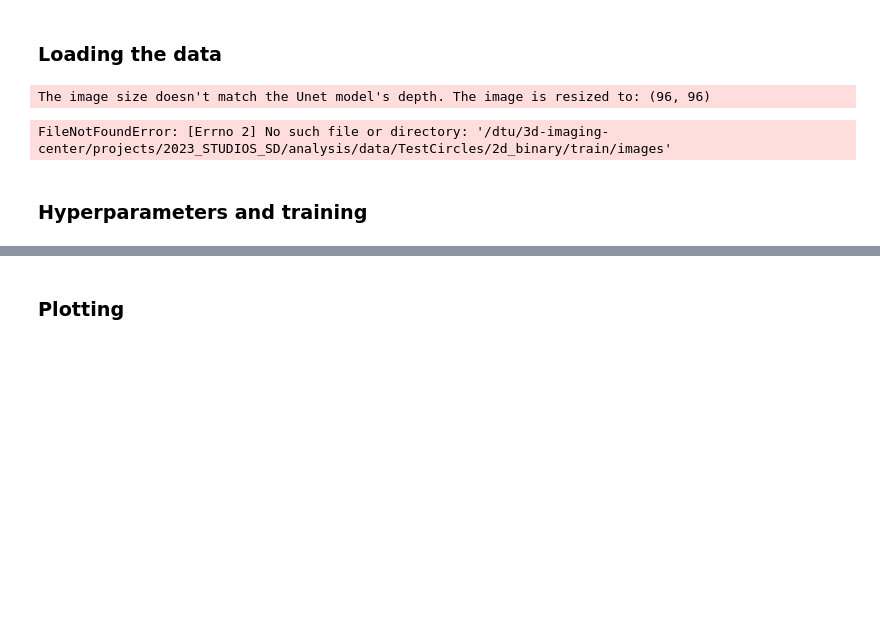
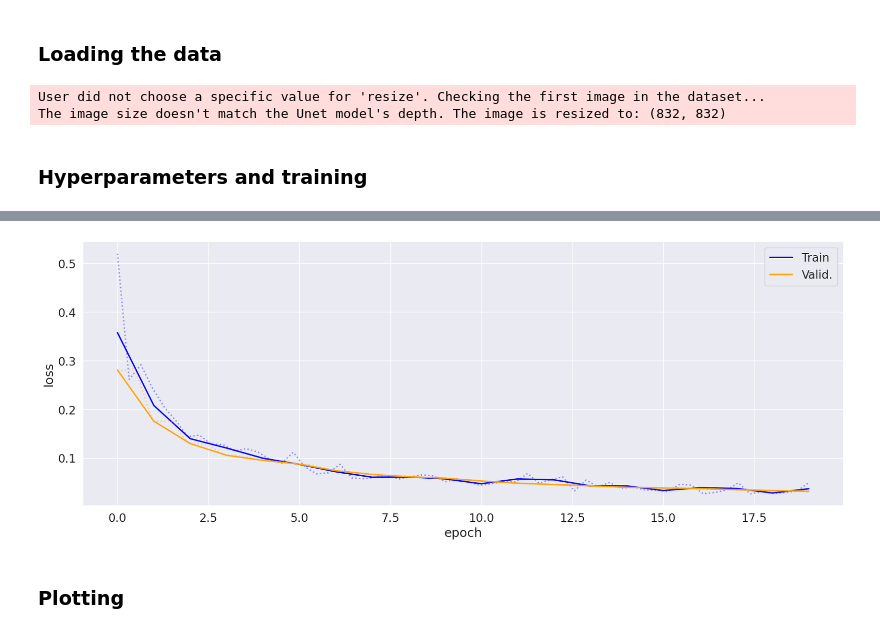
Before and after one commit to qim-center/qim3d, a Jupyter notebook: docs/notebooks/Unet_condensed.ipynb, the cells around one changed output, grey strips where cells are left out. Saved outputs shown, nothing was run; the diff lists cells and outputs as text; code cells hidden in the pictures; blank space fills up the shorter version.

Commit message:
Minor changes to docstrings & hyperparameters.

```diff
--- a/docs/notebooks/Unet_condensed.ipynb
+++ b/docs/notebooks/Unet_condensed.ipynb
@@ -24,7 +24,7 @@ def get_dataset_path(name: str, datasets):
 ### Datasets
 # %%
 datasets = ['belialev2020_side', 'gaudez2022_3d', 'guo2023_2d', 'stan2020_2d', 'reichardt2021_2d', 'testcircles_2dbinary']
-dataset = datasets[-1]
+dataset = datasets[3]
 root = get_dataset_path(dataset,datasets)
 
 # should not use gaudez2022: 3d image
@@ -35,7 +35,7 @@ root = get_dataset_path(dataset,datasets)
 # defining model
 my_model = qim3d.models.UNet(size = 'medium',kernel_size = 3)
 # defining augmentation
-my_aug = qim3d.utils.Augmentation(resize = 127, transform_train = 'moderate')
+my_aug = qim3d.utils.Augmentation(resize = None, transform_train = 'moderate')
 # %% [markdown]
 ### Loading the data
 # %%
@@ -46,8 +46,8 @@ qim3d.io.logger.level('info')
 train_set, val_set, test_set = qim3d.utils.prepare_datasets(path = root, val_fraction = 0.3, model = my_model , augmentation = my_aug)
 train_loader, val_loader, test_loader = qim3d.utils.prepare_dataloaders(train_set, val_set, test_set, batch_size = 8)
 # %% [output]
-The image size doesn't match the Unet model's depth. The image is resized to: (96, 96)
+User did not choose a specific value for 'resize'. Checking the first image in the dataset...
+The image size doesn't match the Unet model's depth. The image is resized to: (832, 832)
-FileNotFoundError: [Errno 2] No such file or directory: '/dtu/3d-imaging-center/projects/2023_STUDIOS_SD/analysis/data/TestCircles/2d_binary/train/images'
 # %%
 # Summary of model
 model_s = qim3d.utils.model_summary(train_loader,my_model)
@@ -56,8 +56,8 @@ model_s = qim3d.utils.model_summary(train_loader,my_model)
 ### Hyperparameters and training
 # %%
 # model hyperparameters
-qim_hyper = qim3d.models.Hyperparameters(my_model, n_epochs=20, learning_rate = 1e-4)
-hyper_dict = qim_hyper()
+my_hyperparameters = qim3d.models.Hyperparameters(my_model, n_epochs=20, learning_rate = 1e-4)
 
 # training model
-qim3d.utils.train_model(my_model, hyper_dict, train_loader, val_loader, plot=True)
+qim3d.utils.train_model(my_model, my_hyperparameters, train_loader, val_loader, plot=True)
+# %% [output]
@@ -64,3 +68,4 @@ qim3d.utils.train_model(my_model, hyper_dict, train_loader, val_loader, plot=Tru
+[figure, added]
 # %% [markdown]
 ### Plotting
 # %%
```
Also changed, not shown: parts of 3 cells of this notebook, 4 other files.
